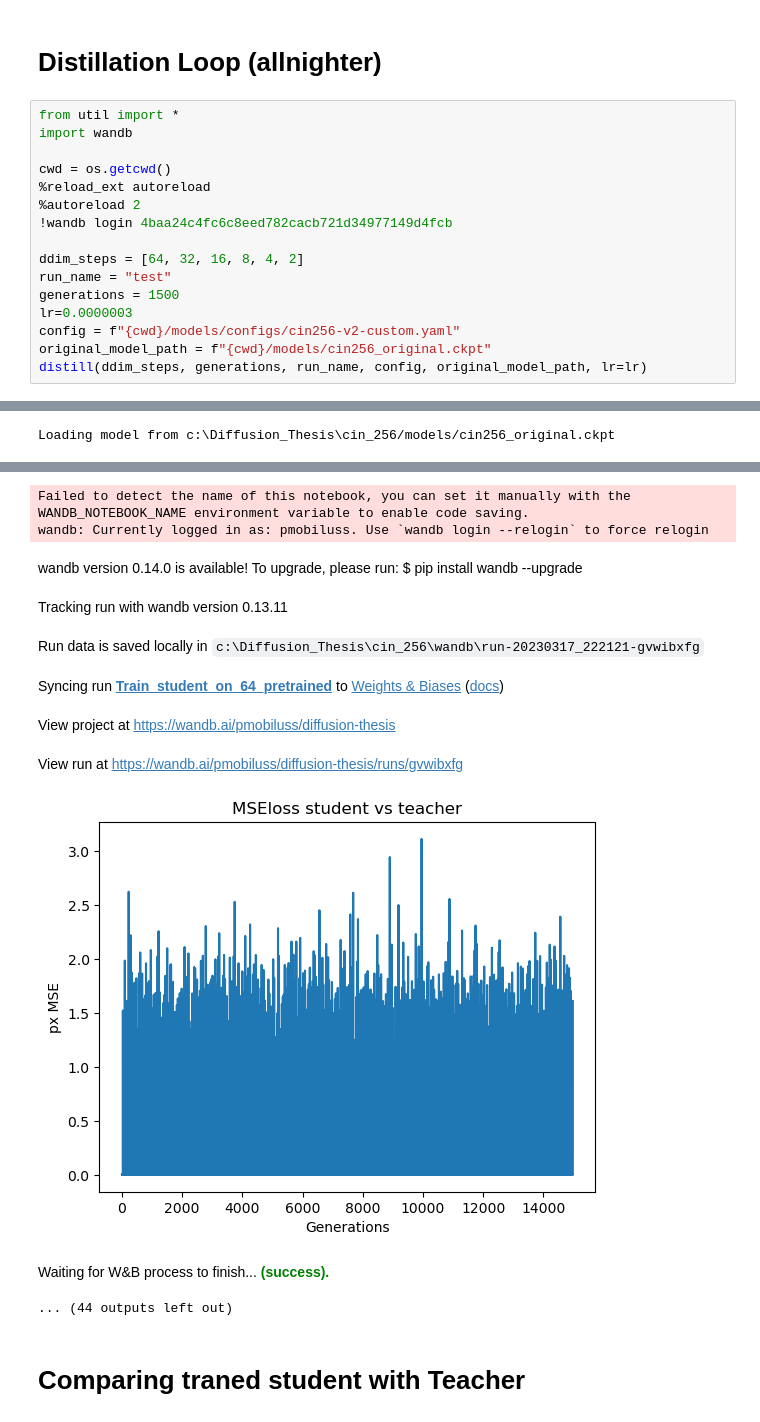
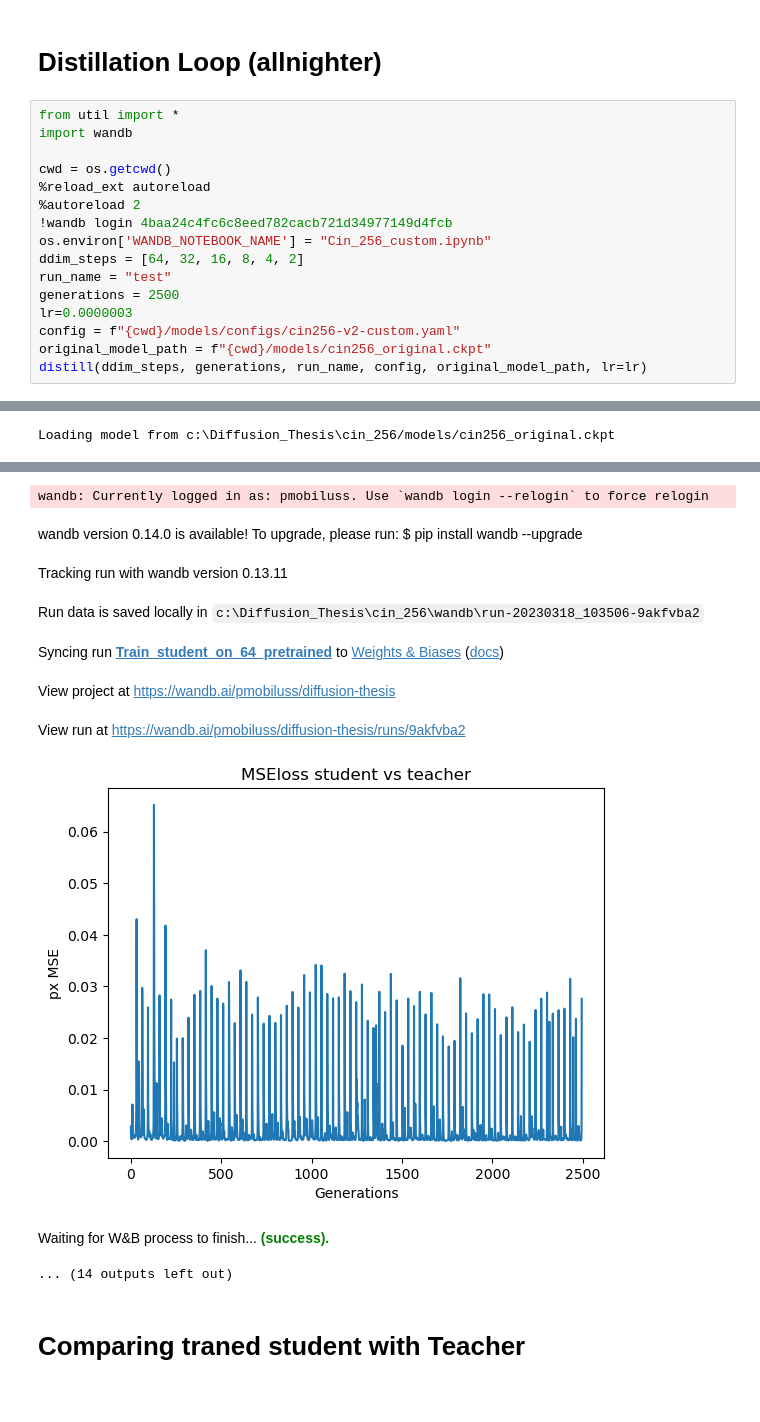
Before and after one commit to Pmobilee/DSD, a Jupyter notebook: cin_256/Cin_256_custom.ipynb, the cells around one changed output, grey strips where cells are left out. Drawn from its saved outputs; the diff is of its cells as text.

```diff
--- a/cin_256/Cin_256_custom.ipynb
+++ b/cin_256/Cin_256_custom.ipynb
@@ -211,38 +211,37 @@ images
 # %%
 from util import *
 import wandb
 
 cwd = os.getcwd()
 %reload_ext autoreload
 %autoreload 2
 !wandb login 4baa24c4fc6c8eed782cacb721d34977149d4fcb
-
+os.environ['WANDB_NOTEBOOK_NAME'] = "Cin_256_custom.ipynb"
 ddim_steps = [64, 32, 16, 8, 4, 2]
 run_name = "test"
-generations = 1500
+generations = 2500
 lr=0.0000003
 config = f"{cwd}/models/configs/cin256-v2-custom.yaml"
 original_model_path = f"{cwd}/models/cin256_original.ckpt"
 distill(ddim_steps, generations, run_name, config, original_model_path, lr=lr)
 # %% [output]
 wandb: Appending key for api.wandb.ai to your netrc file: C:\Users\Administrator/.netrc
 Loading model from c:\Diffusion_Thesis\cin_256/models/cin256_original.ckpt
 LatentDiffusion: Running in eps-prediction mode
 DiffusionWrapper has 400.92 M params.
 making attention of type 'vanilla' with 512 in_channels
 Working with z of shape (1, 3, 64, 64) = 12288 dimensions.
 making attention of type 'vanilla' with 512 in_channels
-Failed to detect the name of this notebook, you can set it manually with the WANDB_NOTEBOOK_NAME environment variable to enable code saving.
 wandb: Currently logged in as: pmobiluss. Use `wandb login --relogin` to force relogin
 wandb version 0.14.0 is available! To upgrade, please run: $ pip install wandb --upgrade
 Tracking run with wandb version 0.13.11
-Run data is saved locally in c:\Diffusion_Thesis\cin_256\wandb\run-20230317_222121-gvwibxfg
+Run data is saved locally in c:\Diffusion_Thesis\cin_256\wandb\run-20230318_103506-9akfvba2
 Syncing run Train_student_on_64_pretrained to Weights & Biases (docs)
 View project at https://wandb.ai/pmobiluss/diffusion-thesis
-View run at https://wandb.ai/pmobiluss/diffusion-thesis/runs/gvwibxfg
+View run at https://wandb.ai/pmobiluss/diffusion-thesis/runs/9akfvba2
-[figure, old version]
+[figure, new version]
 Waiting for W&B process to finish... (success).
-... (44 outputs left out)
+... (14 outputs left out)
 # %% [markdown]
 # Comparing traned student with Teacher
 # %%
```
Also changed, not shown: 1 other file.
